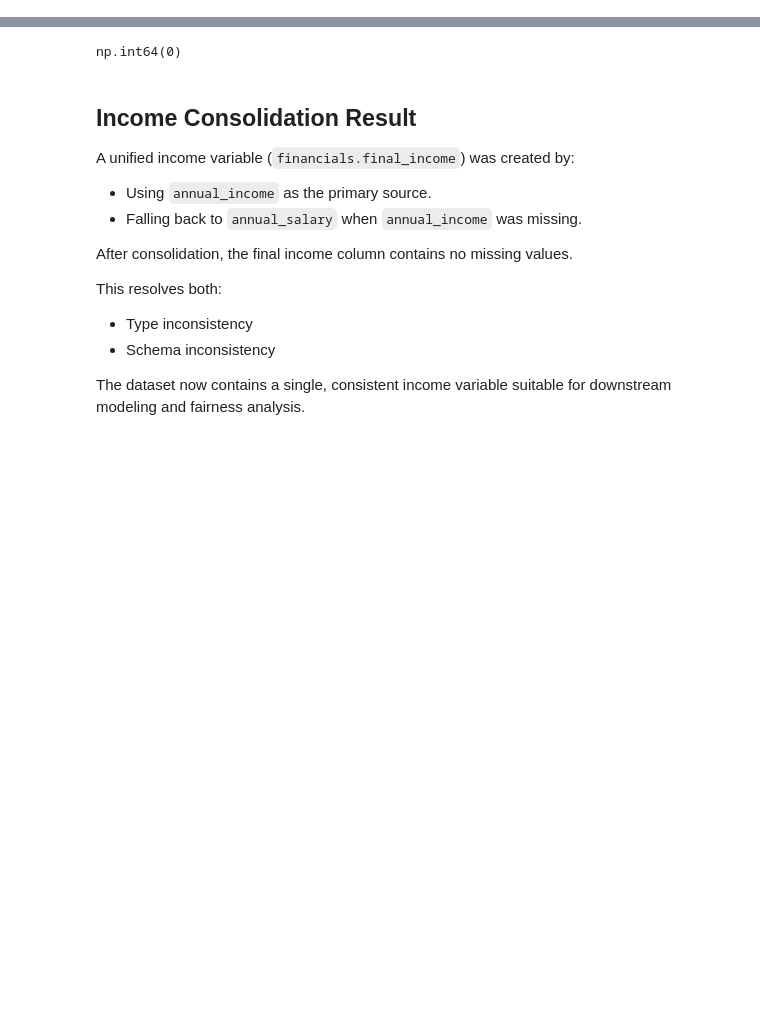
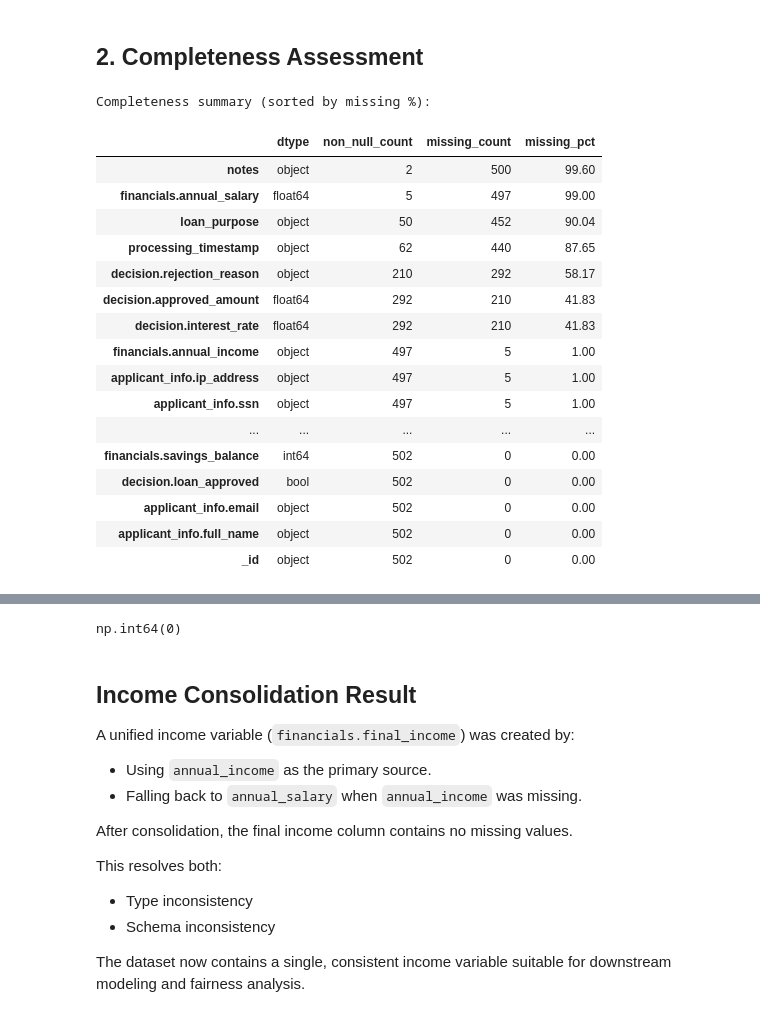
Before and after one commit to lauraaandrada/dego-project-team2, a Jupyter notebook: notebooks/01-Data-Quality.ipynb, the cells around one changed output, grey strips where cells are left out. Cells and saved outputs as stored; diff of their text form; code cells hidden in the pictures; blank space fills up the shorter version.

```diff
--- a/notebooks/01-Data-Quality.ipynb
+++ b/notebooks/01-Data-Quality.ipynb
@@ -180,3 +131,0 @@ Instead of dropping duplicates blindly, we will consolidate duplicates by keepin
-# %%
-df["completeness_score"] = df.notna().sum(axis=1)
-df.loc[df["_id"].isin(["app_042","app_001"]), ["_id","completeness_score","notes"]]
@@ -291,0 +153,48 @@ using `annual_salary` as a fallback when `annual_income` is missing.
+# %% [markdown]
+## 2. Completeness Assessment
+# %%
+# ============================================================
+# 2. Completeness Assessment
+# ============================================================
+
+# ------------------------------------------------------------
+# Calculate completeness metrics per column
+# ------------------------------------------------------------
+
+completeness_summary = pd.DataFrame({
+    "dtype": df.dtypes.astype(str),
+    "non_null_count": df.notna().sum(),
+    "missing_count": df.isna().sum(),
+})
+
+# Percentage missing
+completeness_summary["missing_pct"] = (
+    completeness_summary["missing_count"] / len(df) * 100
+).round(2)
+
+# Sort by most missing values first
+completeness_summary = completeness_summary.sort_values(
+    "missing_pct", ascending=False
+)
+
+print("Completeness summary (sorted by missing %):")
+completeness_summary
+# %% [output]
+Completeness summary (sorted by missing %):
+|  | dtype | non_null_count | missing_count | missing_pct |
+| notes | object | 2 | 500 | 99.60 |
+| financials.annual_salary | float64 | 5 | 497 | 99.00 |
+| loan_purpose | object | 50 | 452 | 90.04 |
+| processing_timestamp | object | 62 | 440 | 87.65 |
+| decision.rejection_reason | object | 210 | 292 | 58.17 |
+| decision.approved_amount | float64 | 292 | 210 | 41.83 |
+| decision.interest_rate | float64 | 292 | 210 | 41.83 |
+| financials.annual_income | object | 497 | 5 | 1.00 |
+| applicant_info.ip_address | object | 497 | 5 | 1.00 |
+| applicant_info.ssn | object | 497 | 5 | 1.00 |
+| ... | ... | ... | ... | ... |
+| financials.savings_balance | int64 | 502 | 0 | 0.00 |
+| decision.loan_approved | bool | 502 | 0 | 0.00 |
+| applicant_info.email | object | 502 | 0 | 0.00 |
+| applicant_info.full_name | object | 502 | 0 | 0.00 |
+| _id | object | 502 | 0 | 0.00 |
```
Also changed, not shown: parts of 41 cells of this notebook.
